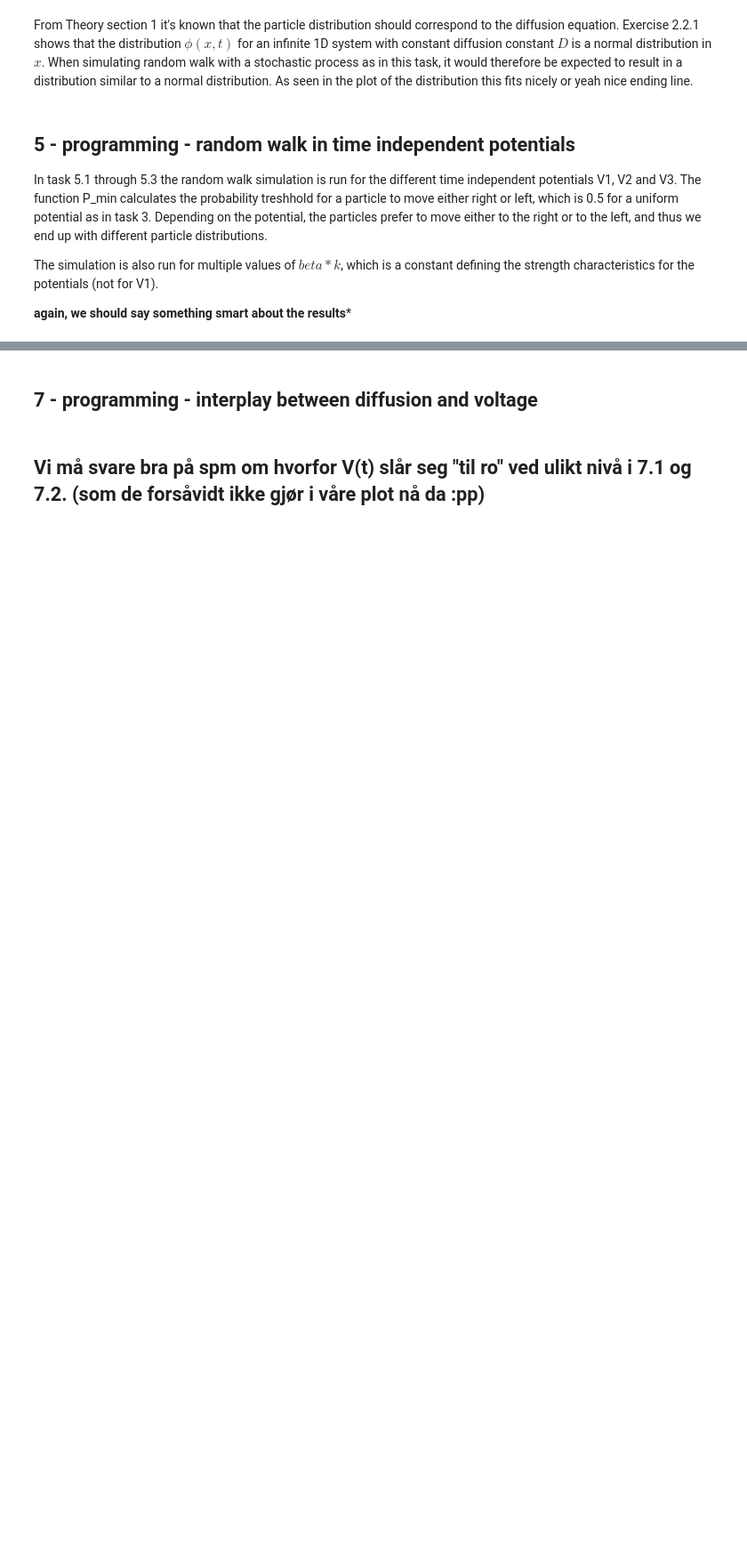
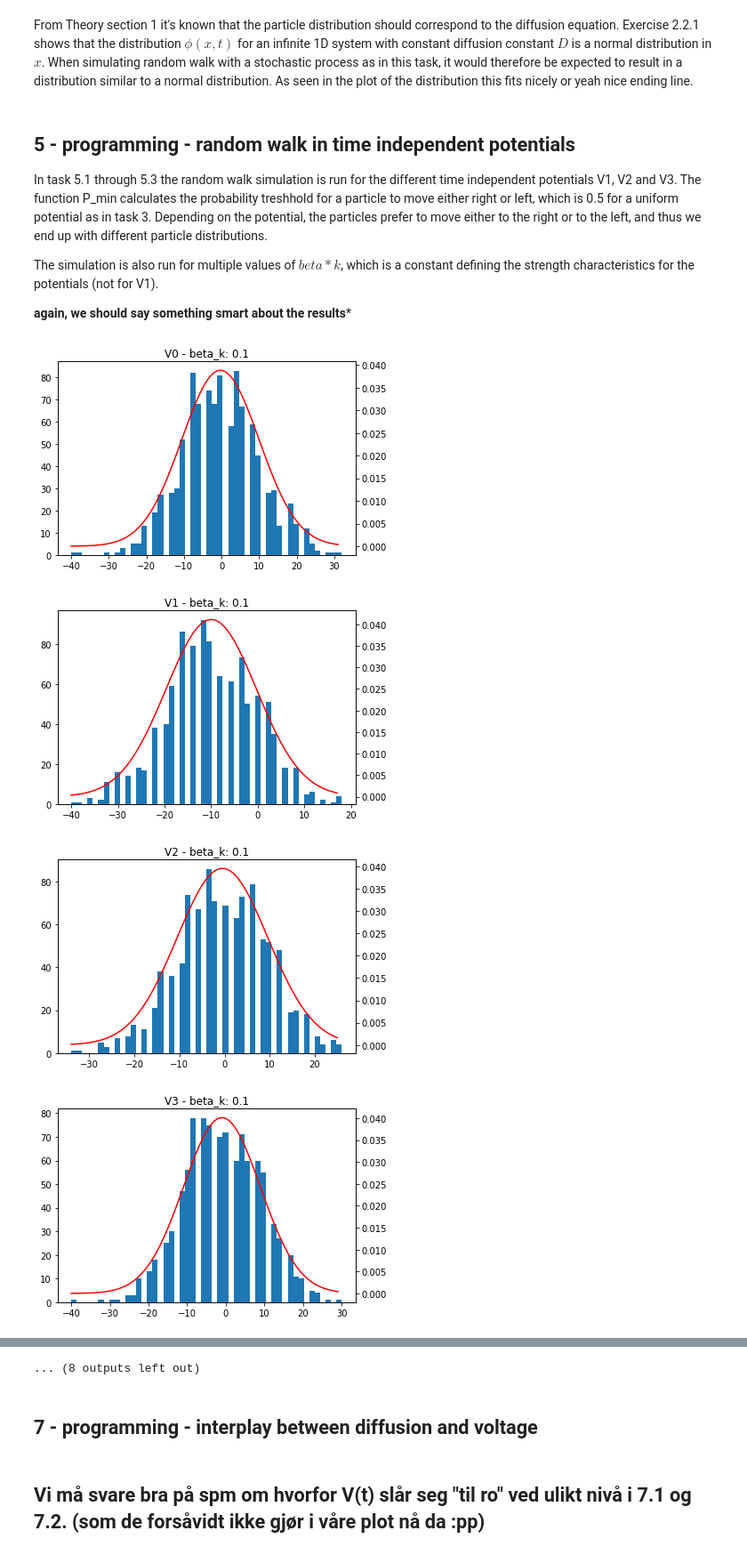
Before and after one commit to kaprests/Random-walk-and-simulation-of-the-action-potential, a Jupyter notebook: vitber_project_3.ipynb, the cells around one changed output, grey strips where cells are left out. Shown: that part at 89% size. Drawn from its saved outputs; the diff is of its cells as text; code cells hidden in the pictures; blank space fills up the shorter version.

```diff
--- a/vitber_project_3.ipynb
+++ b/vitber_project_3.ipynb
@@ -246,34 +250,39 @@ def V2(x):
 
 # Potential exercise 5.3
 def V3(x):
     if x < -3*h:
         return -1
     elif -3*h < x and x < 3*h:
         return (-1 + 2 * ((x + 3*h)/(6*h)))
     else:
         return 1
 
 
 V1 = np.vectorize(V1)
 V2 = np.vectorize(V2)
 V3 = np.vectorize(V3)
 
 V1_vec = V1(V_vec)
 V2_vec = V2(V_vec)
 V3_vec = V3(V_vec)
 
 beta_k_list = [0.1, 3, 5, 7, 10]
 for elem in beta_k_list:
     beta_k = elem
-    stringV0 = "V0 - beta_k "
-    stringV1 = "V1 - beta_k "
-    stringV2 = "V2 - beta_k "
-    stringV3 = "V3 - beta_k "
+    stringV0 = "V0 - beta_k: {}".format(elem)
+    stringV1 = "V1 - beta_k: {}".format(elem)
+    stringV2 = "V2 - beta_k: {}".format(elem)
+    stringV3 = "V3 - beta_k: {}".format(elem)
     plot_distribution(particles, V0_vec, stringV0)
     particles = np.zeros(N)
     plot_distribution(particles, V1_vec, stringV1)
     particles = np.zeros(N)
     plot_distribution(particles, V2_vec, stringV2)
     particles = np.zeros(N)
     plot_distribution(particles, V3_vec, stringV3)
     particles = np.zeros(N)
+# %% [output]
+[figure, added]
+[figure, added]
+[figure, added]
+[figure, added]
@@ -280,3 +297,4 @@ for elem in beta_k_list:
+... (8 outputs left out)
 # %% [markdown]
 ## 7 - programming - interplay between diffusion and voltage
 # %%
```
Also changed, not shown: parts of 2 cells of this notebook.
